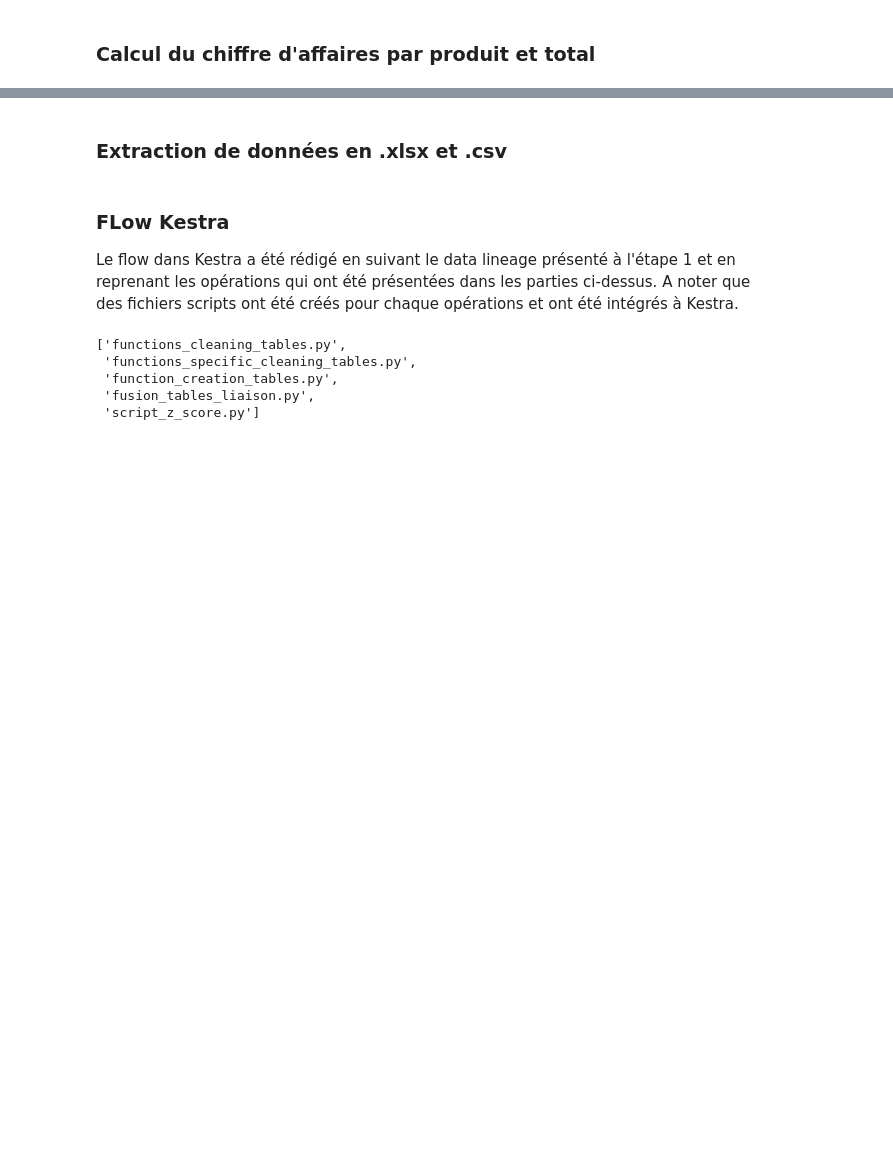
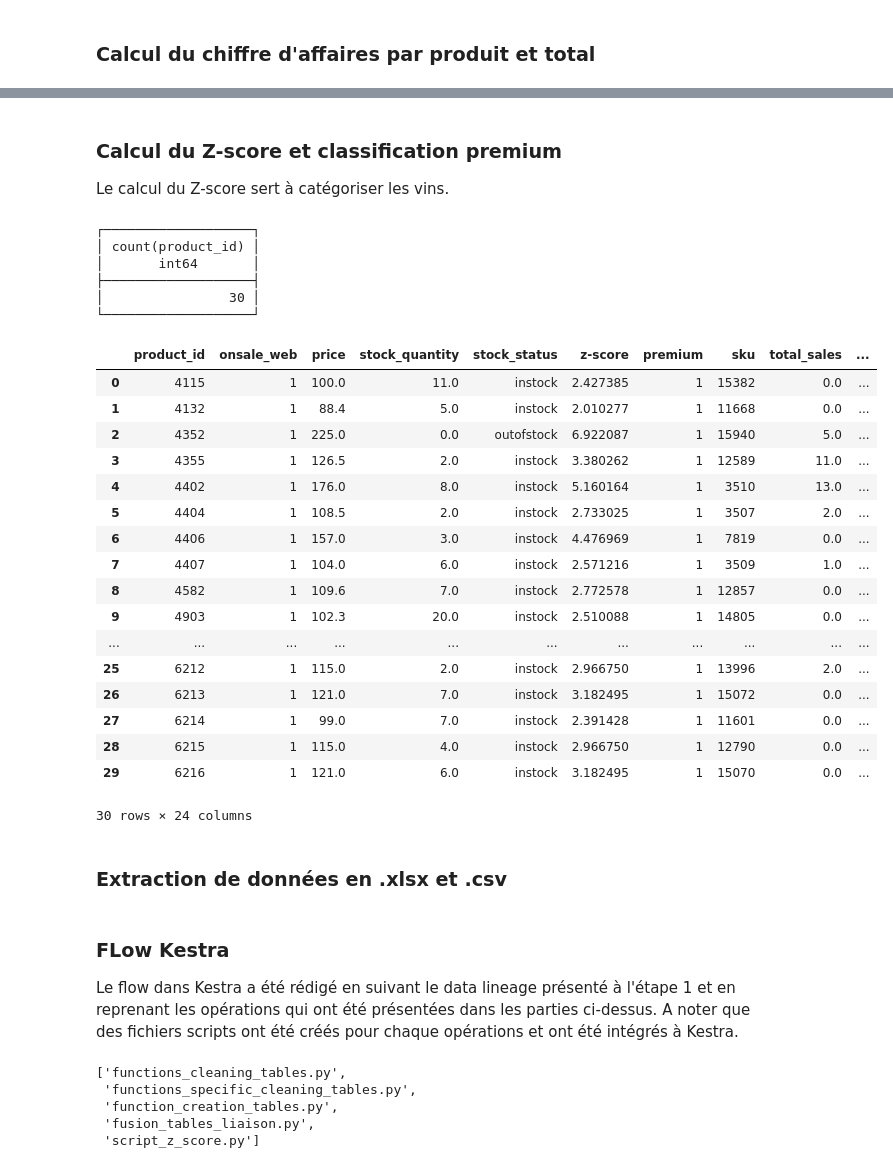
Before and after one commit to Sebules/Project_10_OpenClassrooms_Data_Engineer, a Jupyter notebook: notebook_projet_10.ipynb, the cells around one changed output, grey strips where cells are left out. Drawn from its saved outputs; the diff is of its cells as text; code cells hidden in the pictures; blank space fills up the shorter version.

```diff
--- a/notebook_projet_10.ipynb
+++ b/notebook_projet_10.ipynb
@@ -1000,3 +879,51 @@ conn.sql("SELECT SUM(price*total_sales) AS CA_global FROM bottleneck.revenus_web
+# %% [markdown]
+### Calcul du Z-score et classification premium
+Le calcul du Z-score sert à catégoriser les vins.
+# %%
+#Script Python calcul Z-score
+data_products = conn.sql("SELECT * FROM bottleneck.web_erp_joined").df()
+data_products['z-score']=(
+    (data_products['price']-data_products['price'].mean())
+    /data_products['price'].std()
+)
+data_products['premium']=0
+data_products.loc[data_products['z-score']>2,'premium']=1
+
+# Chargement de la database dans DuckDB
+conn.execute("""
+            CREATE OR REPLACE TABLE bottleneck.web_erp_joined_z
+            AS (SELECT *
+            FROM data_products);
+            """
+            )
+conn.sql("FROM bottleneck.web_erp_joined_z LIMIT 5").df()
+print(conn.sql("SELECT COUNT(product_id) FROM bottleneck.web_erp_joined_z WHERE premium = 1;"))
+conn.sql("SELECT * FROM bottleneck.web_erp_joined_z WHERE premium = 1 ORDER BY product_id;").df()
+# %% [output]
+┌───────────────────┐
+│ count(product_id) │
+│       int64       │
+├───────────────────┤
+│                30 │
+└───────────────────┘
+|  | product_id | onsale_web | price | stock_quantity | stock_status | z-score | premium | sku | total_sales | ... |
+| 0 | 4115 | 1 | 100.0 | 11.0 | instock | 2.427385 | 1 | 15382 | 0.0 | ... |
+| 1 | 4132 | 1 | 88.4 | 5.0 | instock | 2.010277 | 1 | 11668 | 0.0 | ... |
+| 2 | 4352 | 1 | 225.0 | 0.0 | outofstock | 6.922087 | 1 | 15940 | 5.0 | ... |
+| 3 | 4355 | 1 | 126.5 | 2.0 | instock | 3.380262 | 1 | 12589 | 11.0 | ... |
+| 4 | 4402 | 1 | 176.0 | 8.0 | instock | 5.160164 | 1 | 3510 | 13.0 | ... |
+| 5 | 4404 | 1 | 108.5 | 2.0 | instock | 2.733025 | 1 | 3507 | 2.0 | ... |
+| 6 | 4406 | 1 | 157.0 | 3.0 | instock | 4.476969 | 1 | 7819 | 0.0 | ... |
+| 7 | 4407 | 1 | 104.0 | 6.0 | instock | 2.571216 | 1 | 3509 | 1.0 | ... |
+| 8 | 4582 | 1 | 109.6 | 7.0 | instock | 2.772578 | 1 | 12857 | 0.0 | ... |
+| 9 | 4903 | 1 | 102.3 | 20.0 | instock | 2.510088 | 1 | 14805 | 0.0 | ... |
+| ... | ... | ... | ... | ... | ... | ... | ... | ... | ... | ... |
+| 25 | 6212 | 1 | 115.0 | 2.0 | instock | 2.966750 | 1 | 13996 | 2.0 | ... |
+| 26 | 6213 | 1 | 121.0 | 7.0 | instock | 3.182495 | 1 | 15072 | 0.0 | ... |
+| 27 | 6214 | 1 | 99.0 | 7.0 | instock | 2.391428 | 1 | 11601 | 0.0 | ... |
+| 28 | 6215 | 1 | 115.0 | 4.0 | instock | 2.966750 | 1 | 12790 | 0.0 | ... |
+| 29 | 6216 | 1 | 121.0 | 6.0 | instock | 3.182495 | 1 | 15070 | 0.0 | ... |
+30 rows × 24 columns
 # %% [markdown]
 ### Extraction de données en .xlsx et .csv
 # %%
```
Also changed, not shown: parts of 21 cells of this notebook, 1 other file.
